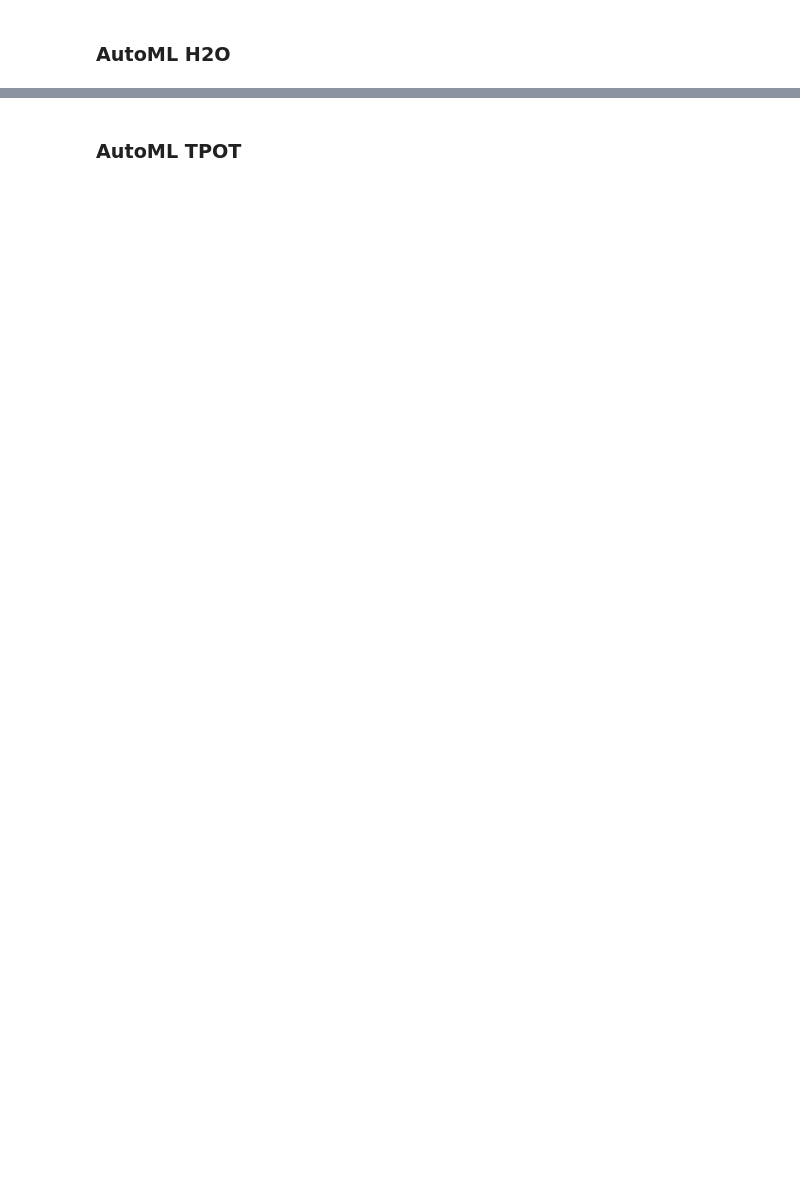
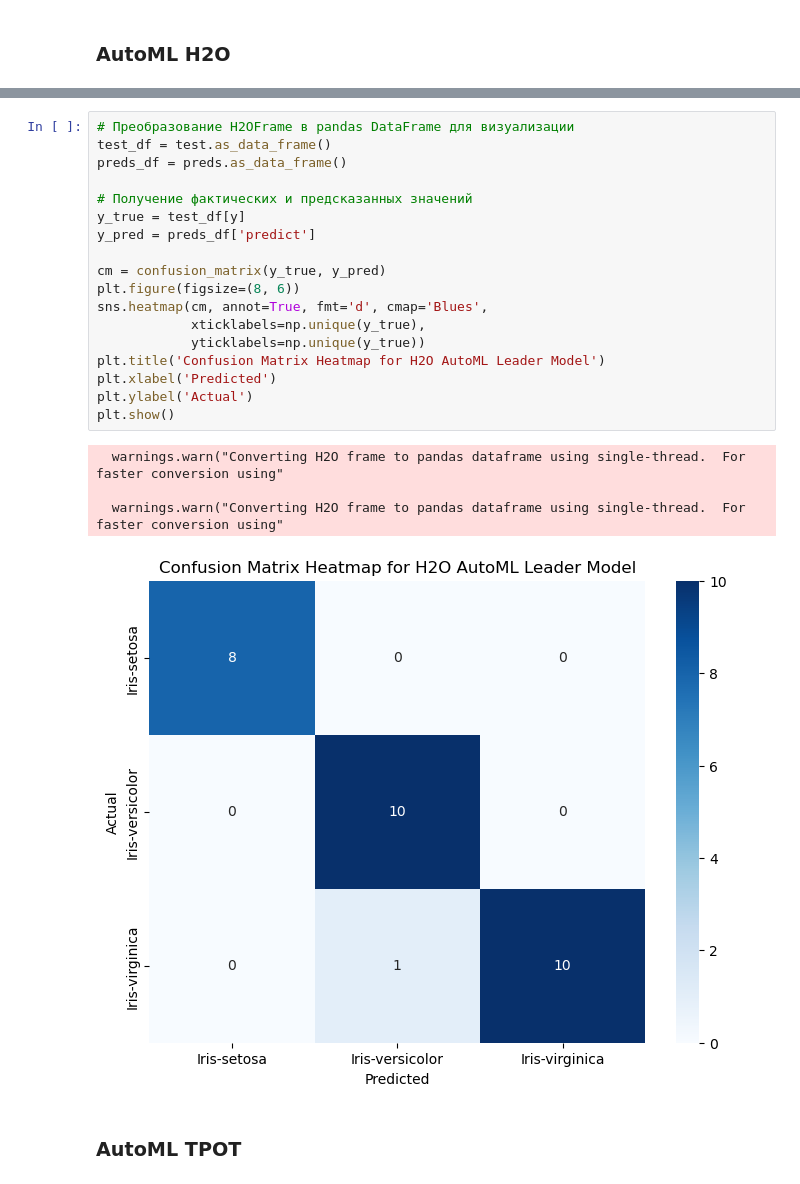
Before and after one commit to ShagMichail/Industrial-Analytics-Platforms, a Jupyter notebook: Task/Task_1.ipynb, the cells around one changed output, grey strips where cells are left out. Cells and saved outputs as stored; diff of their text form; blank space fills up the shorter version.

```diff
--- a/Task/Task_1.ipynb
+++ b/Task/Task_1.ipynb
@@ -311,4 +307,27 @@ Iris-versicolor    5.28375e-06        0.989817          0.0101774
 [29 rows x 4 columns]
+# %%
+# Преобразование H2OFrame в pandas DataFrame для визуализации
+test_df = test.as_data_frame()
+preds_df = preds.as_data_frame()
+
+# Получение фактических и предсказанных значений
+y_true = test_df[y]
+y_pred = preds_df['predict']
+
+cm = confusion_matrix(y_true, y_pred)
+plt.figure(figsize=(8, 6))
+sns.heatmap(cm, annot=True, fmt='d', cmap='Blues',
+            xticklabels=np.unique(y_true),
+            yticklabels=np.unique(y_true))
+plt.title('Confusion Matrix Heatmap for H2O AutoML Leader Model')
+plt.xlabel('Predicted')
+plt.ylabel('Actual')
+plt.show()
+# %% [output]
+  warnings.warn("Converting H2O frame to pandas dataframe using single-thread.  For faster conversion using"
+
+  warnings.warn("Converting H2O frame to pandas dataframe using single-thread.  For faster conversion using"
+[figure, added]
 # %% [markdown]
 ### AutoML TPOT
 # %%
```
Also changed, not shown: parts of 26 cells of this notebook, 1 other file.
